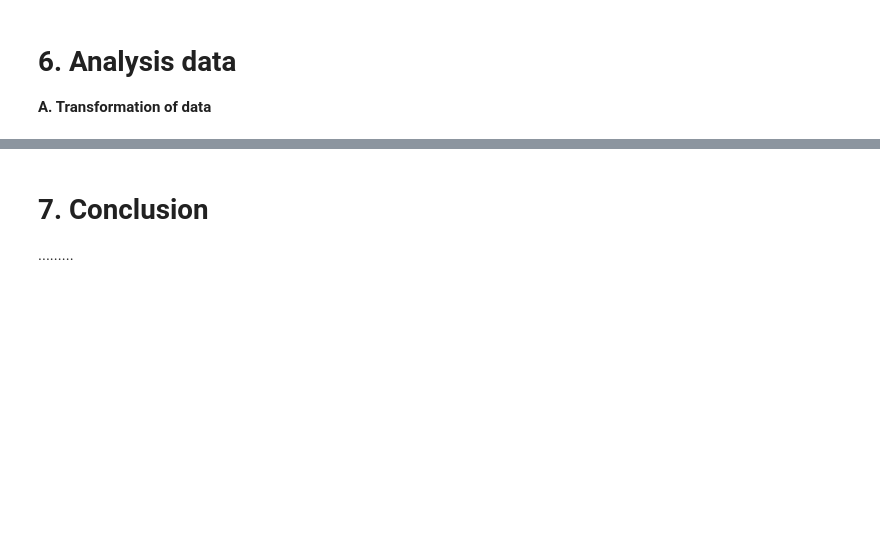
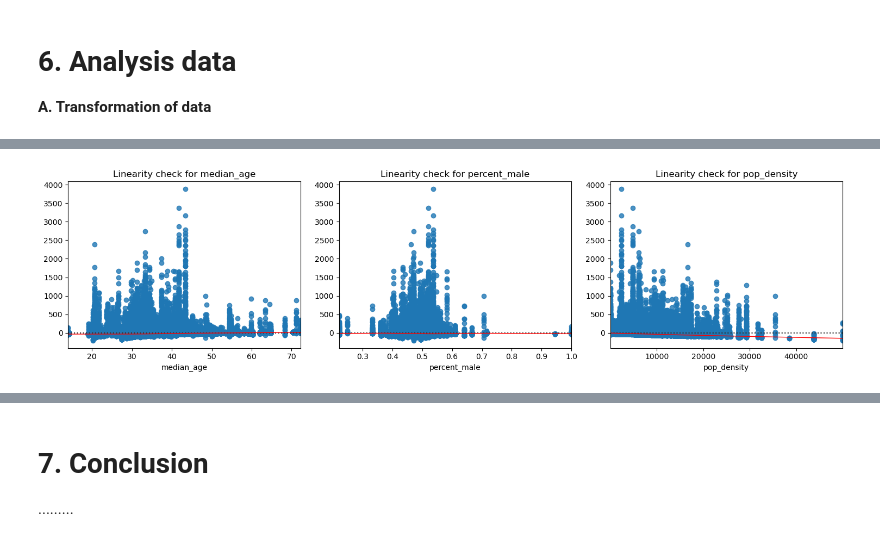
Before and after one commit to Mulhamomar/TIL6022_group10, a Jupyter notebook: TIL-6022 Bus Ridership.ipynb, the cells around one changed output, grey strips where cells are left out. Saved outputs shown, nothing was run; the diff lists cells and outputs as text; code cells hidden in the pictures; blank space fills up the shorter version.

```diff
--- a/TIL-6022 Bus Ridership.ipynb
+++ b/TIL-6022 Bus Ridership.ipynb
@@ -307,14 +87,0 @@ flow median age, percent male and population density
-# %%
-# Transform variables based on  regression plots in appendix ...
-df["percent_male_abs"] = np.abs(df["average_flow_log"])
-df["pop_density_log_cub"] = np.power((np.log1p(df["pop_density"])), 3)
-
-df["average_flow_log"] = np.log1p(df["average_flow"])
-df["log_density"] = np.log1p(df["pop_density"])
-#Multiple linear regression
-X_avg = df[["median_age", "percent_male_abs", "pop_density_log_cub"]]
-X_avg = sm.add_constant(X_avg)
-Y2_log = df["average_flow_log"]
-
-model1 = sm.OLS(Y1_log, X_total).fit(cov_type='HC3')
-print(model1.summary())
@@ -414,0 +156,72 @@ Why the map was created and what the map represent?
+# %%
+# For total_flow
+# establish a mutiple linear regression model about Y1
+X = df [['median_age', 'percent_male', 'pop_density']]
+X = sm.add_constant(X)
+Y1 = df['total_flow']
+model_total = sm.OLS(Y1, X).fit()
+
+# calculate the residuals and fitted values
+residuals_total = model_total.resid
+fitted_total = model_total.fittedvalues
+
+# calculate the mean of independent variables respectively
+means = df[['median_age', 'percent_male', 'pop_density']].mean().reset_index()
+means.columns = ['Variable', 'Mean']
+print(means)
+
+# check the linearrity vs fitted values
+fig, axes = plt.subplots(1, 3, figsize=(15, 4))
+for i, var in enumerate(['median_age', 'percent_male', 'pop_density']):
+    sns.residplot(x=df[var], y=residuals_total, lowess=True, ax=axes[i],
+                  line_kws={"color": "red", "lw": 1})
+    axes[i].set_title(f"Linearity check for {var}")
+plt.tight_layout()
+plt.show()
+
+# transform the the right-skewed variable
+df["total_flow_log"] = np.log1p(df["total_flow"])
+df["pop_density_log"] = np.log1p(df["pop_density"])
+
+# establish a mutiple linear regression model about log(Y1) and log(pop_density)
+X = sm.add_constant(df[["median_age", "percent_male", "pop_density_log"]])
+Y1_log = df["total_flow_log"]
+model_std_toal = sm.OLS(Y1_log, X).fit()
+print(model_std_toal.summary())
+
+# check the lineraity again
+fig, axes = plt.subplots(1, 3, figsize=(18, 5))
+vars_to_plot_toal = ["median_age", "percent_male", "pop_density_log"]
+for i, var in enumerate(vars_to_plot_toal):
+    sns.regplot(x=var, y="total_flow_log", data=df,
+                ax=axes[i], scatter_kws={"s":20, "alpha":0.6},
+                line_kws={"color":"red"})
+    axes[i].set_title(f"Linearity check: {var} vs log(total_flow)")
+
+plt.tight_layout()
+plt.show()
+
+# Z-score
+df["median_age_z"] = (df["median_age"] - df["median_age"].mean()) / df["median_age"].std()
+df["percent_male_z"] = (df["percent_male"] - df["percent_male"].mean()) / df["percent_male"].std()
+df["pop_density_log_z"] = (df["pop_density_log"] - df["pop_density_log"].mean()) / df["pop_density_log"].std()
+
+# test the normality of residuals vs fitted values
+residuals_total = model_std_toal.resid
+# histogram of residuals
+plt.hist(residuals_total, bins=30, edgecolor='k')
+plt.title("Histogram of Residuals (Standardized Model)")
+plt.show()
+# QQ plot
+sm.qqplot(residuals_total, line='45')
+plt.title("QQ Plot of Residuals (Standardized Model)")
+plt.show()
+
+# test homoscedasticity
+plt.scatter(fitted_total, residuals_total, edgecolor='k', alpha=0.7)
+plt.axhline(0, color='red', linestyle='--')
+plt.xlabel("Fitted values")
+plt.ylabel("Residuals")
+plt.title("Homoscedasticity check: Residuals vs Fitted values")
+plt.show()
+# %% [output]
@@ -414,0 +232 @@ Why the map was created and what the map represent?
+[figure, added]
```
Also changed, not shown: parts of 56 cells of this notebook.
